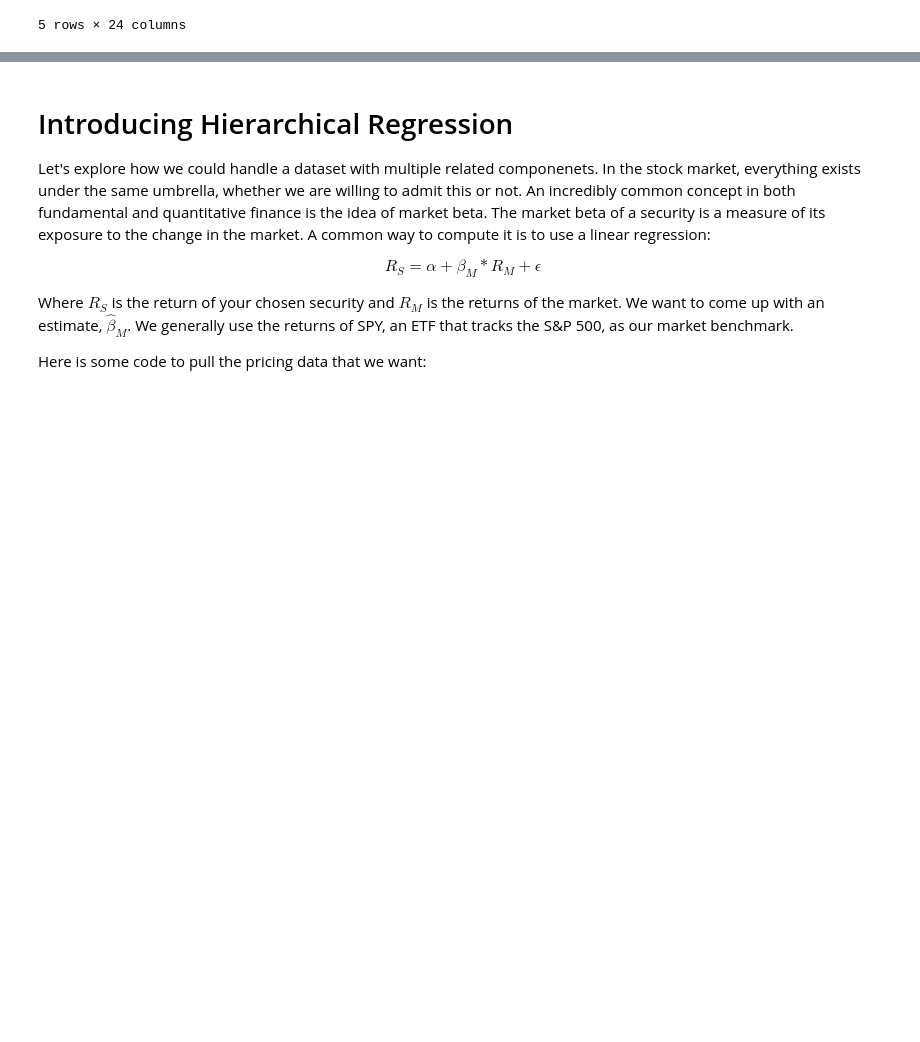
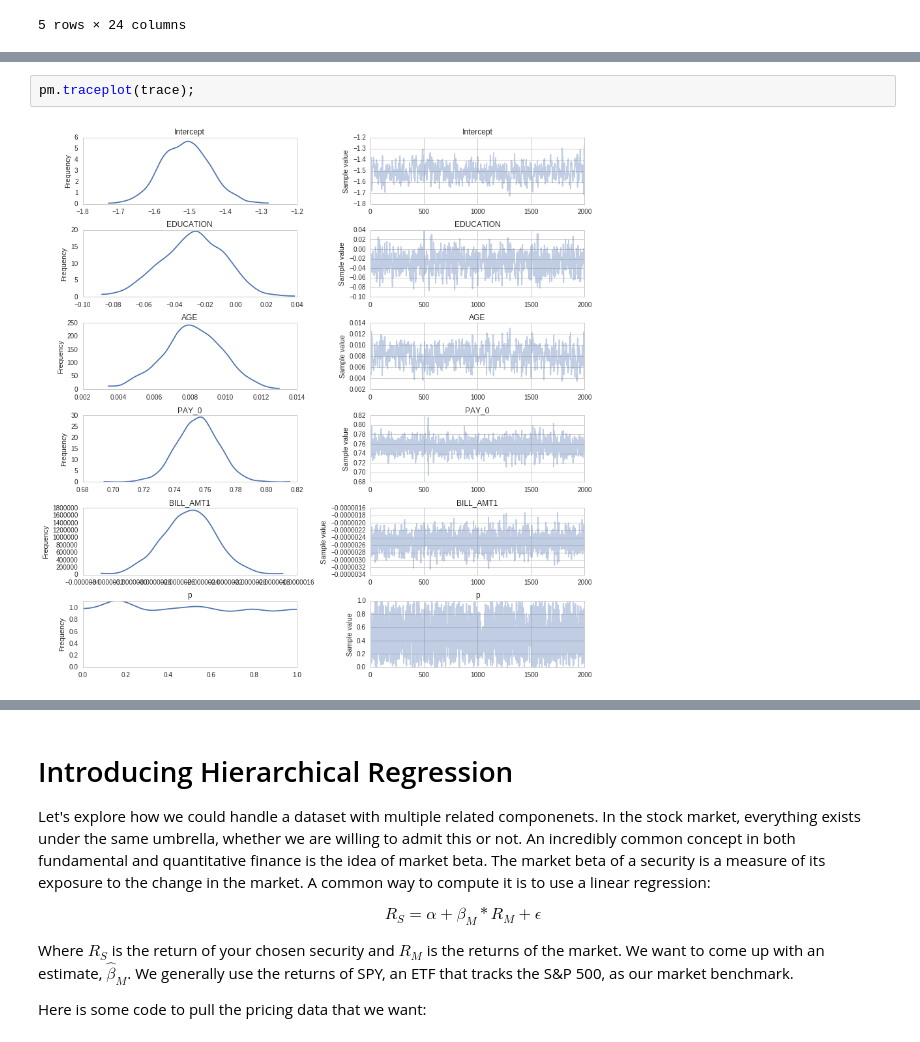
Before and after one commit to pydata/pydata-cookbook, a Jupyter notebook: papers/maxwell_margenot/bayesian_linear_regression.ipynb, the cells around one changed output, grey strips where cells are left out. Drawn from its saved outputs; the diff is of its cells as text; blank space fills up the shorter version.

```diff
--- a/papers/maxwell_margenot/bayesian_linear_regression.ipynb
+++ b/papers/maxwell_margenot/bayesian_linear_regression.ipynb
@@ -207,0 +229,4 @@ with pm.Model() as logistic_model:
+# %%
+pm.traceplot(trace);
+# %% [output]
+[figure, added]
```
Also changed, not shown: parts of 11 cells of this notebook.
